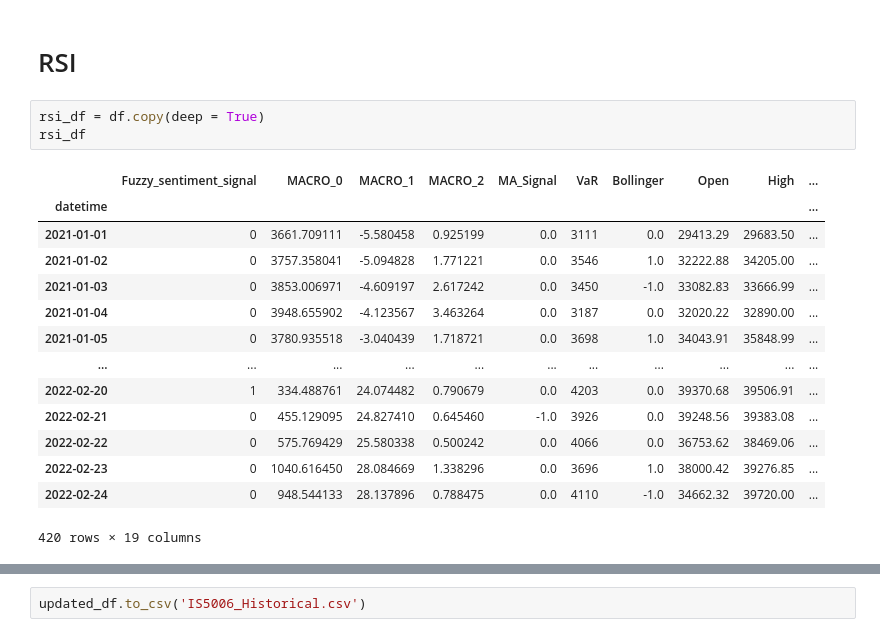
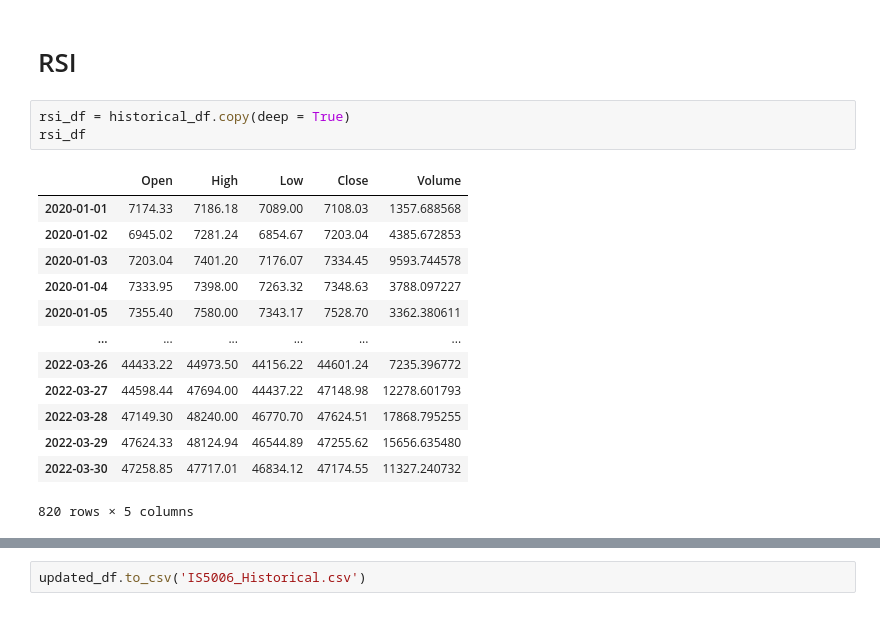
Before and after one commit to astronights/A4_Paper_Trading, a Jupyter notebook: notebooks/IS5006_Historical.ipynb, the cells around one changed output, grey strips where cells are left out. Saved outputs shown, nothing was run; the diff lists cells and outputs as text.

```diff
--- a/notebooks/IS5006_Historical.ipynb
+++ b/notebooks/IS5006_Historical.ipynb
@@ -375,23 +389,22 @@ updated_df.to_csv('IS5006_Historical.csv')
 # %% [markdown]
 # RSI
 # %%
-rsi_df = df.copy(deep = True)
+rsi_df = historical_df.copy(deep = True)
 rsi_df
 # %% [output]
-|  | Fuzzy_sentiment_signal | MACRO_0 | MACRO_1 | MACRO_2 | MA_Signal | VaR | Bollinger | Open | High | ... |
-| datetime |  |  |  |  |  |  |  |  |  | ... |
-| 2021-01-01 | 0 | 3661.709111 | -5.580458 | 0.925199 | 0.0 | 3111 | 0.0 | 29413.29 | 29683.50 | ... |
-| 2021-01-02 | 0 | 3757.358041 | -5.094828 | 1.771221 | 0.0 | 3546 | 1.0 | 32222.88 | 34205.00 | ... |
-| 2021-01-03 | 0 | 3853.006971 | -4.609197 | 2.617242 | 0.0 | 3450 | -1.0 | 33082.83 | 33666.99 | ... |
-| 2021-01-04 | 0 | 3948.655902 | -4.123567 | 3.463264 | 0.0 | 3187 | 0.0 | 32020.22 | 32890.00 | ... |
-| 2021-01-05 | 0 | 3780.935518 | -3.040439 | 1.718721 | 0.0 | 3698 | 1.0 | 34043.91 | 35848.99 | ... |
-| ... | ... | ... | ... | ... | ... | ... | ... | ... | ... | ... |
-| 2022-02-20 | 1 | 334.488761 | 24.074482 | 0.790679 | 0.0 | 4203 | 0.0 | 39370.68 | 39506.91 | ... |
-| 2022-02-21 | 0 | 455.129095 | 24.827410 | 0.645460 | -1.0 | 3926 | 0.0 | 39248.56 | 39383.08 | ... |
-| 2022-02-22 | 0 | 575.769429 | 25.580338 | 0.500242 | 0.0 | 4066 | 0.0 | 36753.62 | 38469.06 | ... |
-| 2022-02-23 | 0 | 1040.616450 | 28.084669 | 1.338296 | 0.0 | 3696 | 1.0 | 38000.42 | 39276.85 | ... |
-| 2022-02-24 | 0 | 948.544133 | 28.137896 | 0.788475 | 0.0 | 4110 | -1.0 | 34662.32 | 39720.00 | ... |
+|  | Open | High | Low | Close | Volume |
+| 2020-01-01 | 7174.33 | 7186.18 | 7089.00 | 7108.03 | 1357.688568 |
+| 2020-01-02 | 6945.02 | 7281.24 | 6854.67 | 7203.04 | 4385.672853 |
+| 2020-01-03 | 7203.04 | 7401.20 | 7176.07 | 7334.45 | 9593.744578 |
+| 2020-01-04 | 7333.95 | 7398.00 | 7263.32 | 7348.63 | 3788.097227 |
+| 2020-01-05 | 7355.40 | 7580.00 | 7343.17 | 7528.70 | 3362.380611 |
+| ... | ... | ... | ... | ... | ... |
+| 2022-03-26 | 44433.22 | 44973.50 | 44156.22 | 44601.24 | 7235.396772 |
+| 2022-03-27 | 44598.44 | 47694.00 | 44437.22 | 47148.98 | 12278.601793 |
+| 2022-03-28 | 47149.30 | 48240.00 | 46770.70 | 47624.51 | 17868.795255 |
+| 2022-03-29 | 47624.33 | 48124.94 | 46544.89 | 47255.62 | 15656.635480 |
+| 2022-03-30 | 47258.85 | 47717.01 | 46834.12 | 47174.55 | 11327.240732 |
-420 rows × 19 columns
+820 rows × 5 columns
 # %%
 #Calculate 14 day RSI value, ranges betweeen 0 to 100
 rsi_df['diff'] = rsi_df['Close'].diff(1)
```
Also changed, not shown: parts of 10 cells of this notebook, 8 other files.
